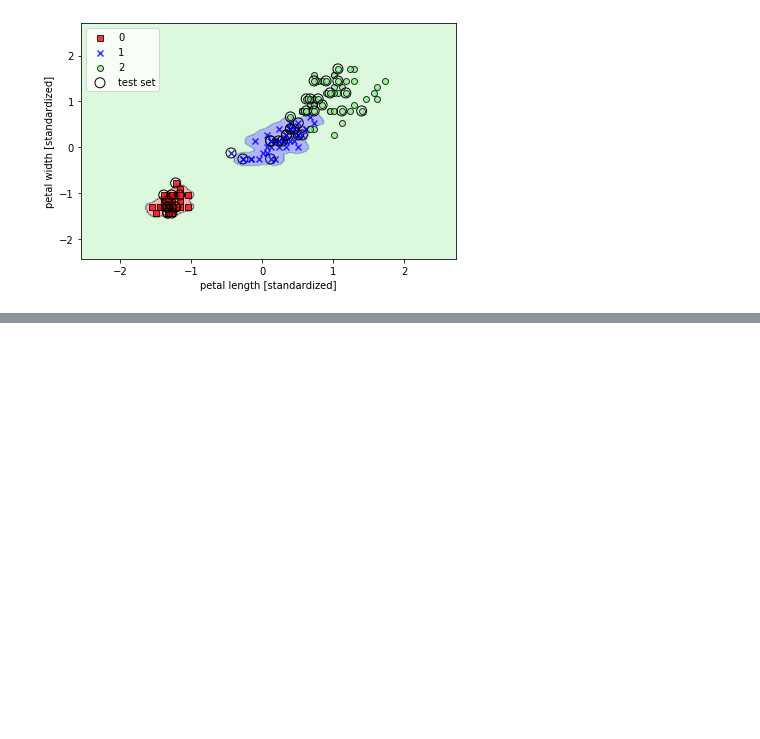
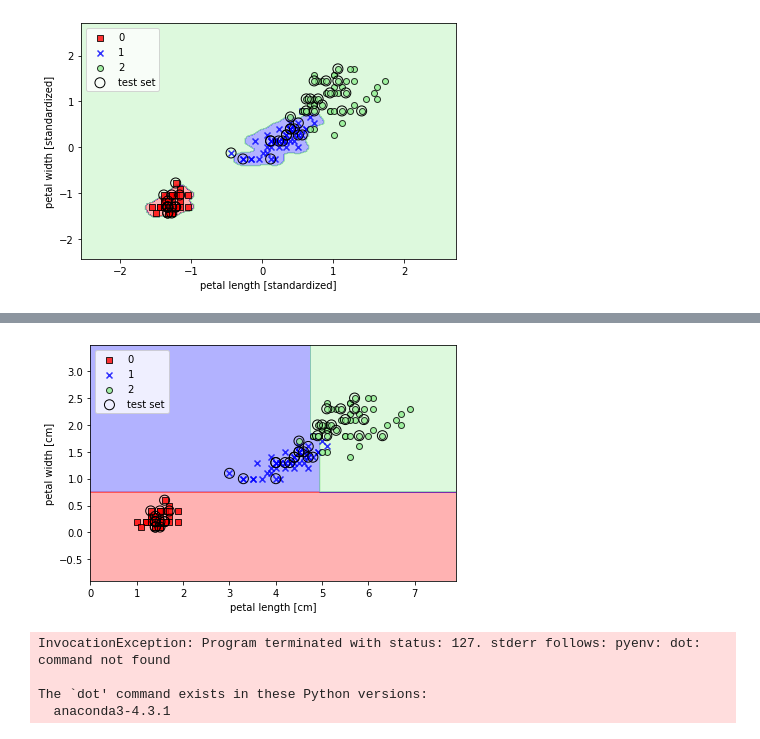
Before and after one commit to yuyatakada/manman, a Jupyter notebook: perceptrom.ipynb, the cells around one changed output, grey strips where cells are left out. Drawn from its saved outputs; the diff is of its cells as text; code cells hidden in the pictures; blank space fills up the shorter version.

```diff
--- a/perceptrom.ipynb
+++ b/perceptrom.ipynb
@@ -351,0 +376,2 @@ array([2, 0, 0, 1, 1, 1, 2, 1, 2, 0, 0, 2, 0, 1, 0, 1, 2, 1, 1, 2, 2, 0,
+# %%
+tree = DecisionTreeClassifier(criterion = "gini" , max_depth = 4 , random_state= 1)
@@ -351,0 +387,25 @@ array([2, 0, 0, 1, 1, 1, 2, 1, 2, 0, 0, 2, 0, 1, 0, 1, 2, 1, 1, 2, 2, 0,
+# %%
+X_combined= np.vstack((X_train, X_test))
+# %%
+y_combined= np.hstack((y_train, y_test))
+# %%
+plot_decision_regions(X_combined, y_combined, classifier= tree, test_idx=range(105, 150))
+plt.xlabel("petal length [cm]")
+plt.ylabel("petal width [cm]")
+plt.legend(loc = "upper left")
+plt.tight_layout()
+plt.show()
+# %% [output]
+[figure, added]
+# %%
+dot_data = export_graphviz(tree, filled=True, rounded=True, class_names=['Setosa', 'Versicolor','Virginica'],
+                           feature_names=['petal length',
+                                          'petal width'],
+                           out_file=None)
+graph = graph_from_dot_data(dot_data)
+graph.write_png('tree.png')
+# %% [output]
+InvocationException: Program terminated with status: 127. stderr follows: pyenv: dot: command not found
+
+The `dot' command exists in these Python versions:
+  anaconda3-4.3.1
```
Also changed, not shown: parts of 12 cells of this notebook.
